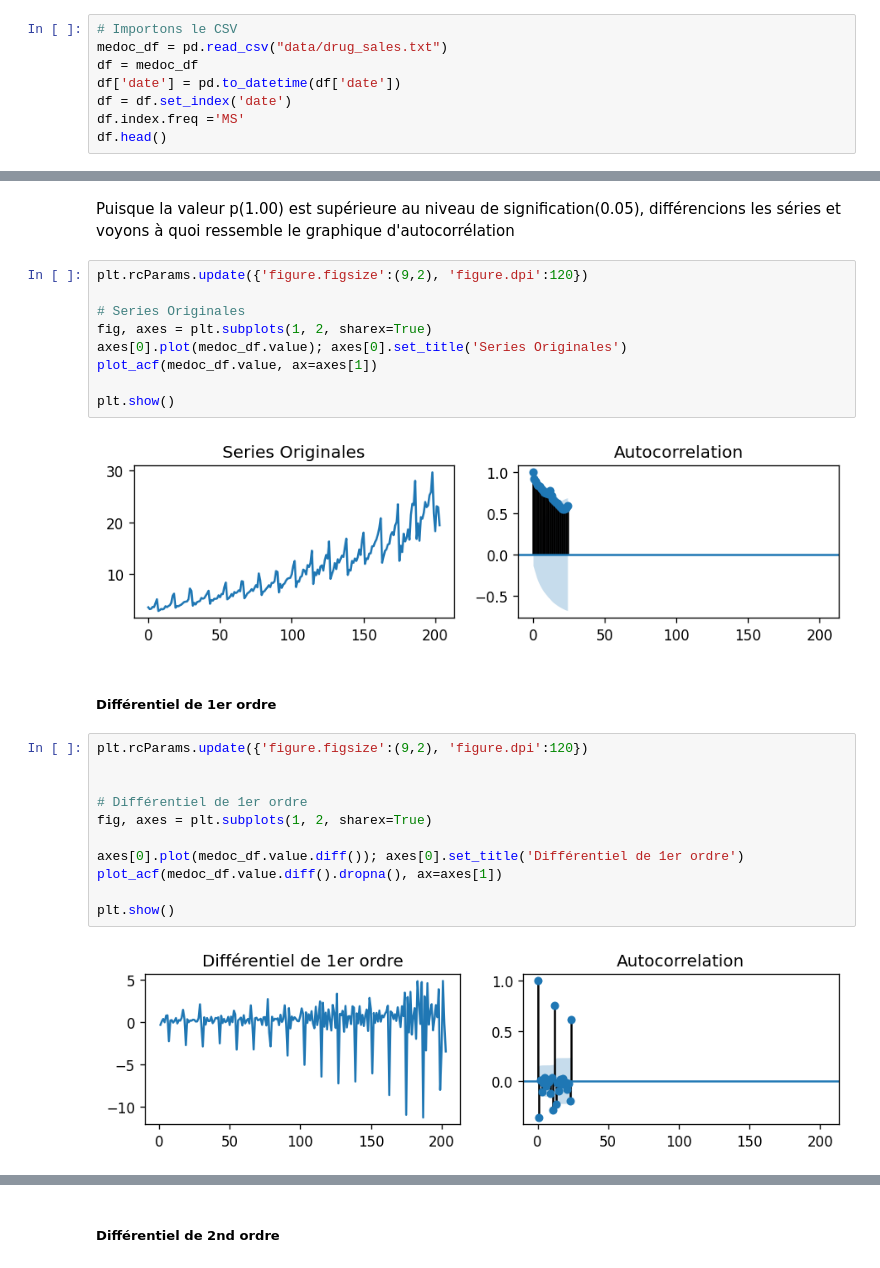
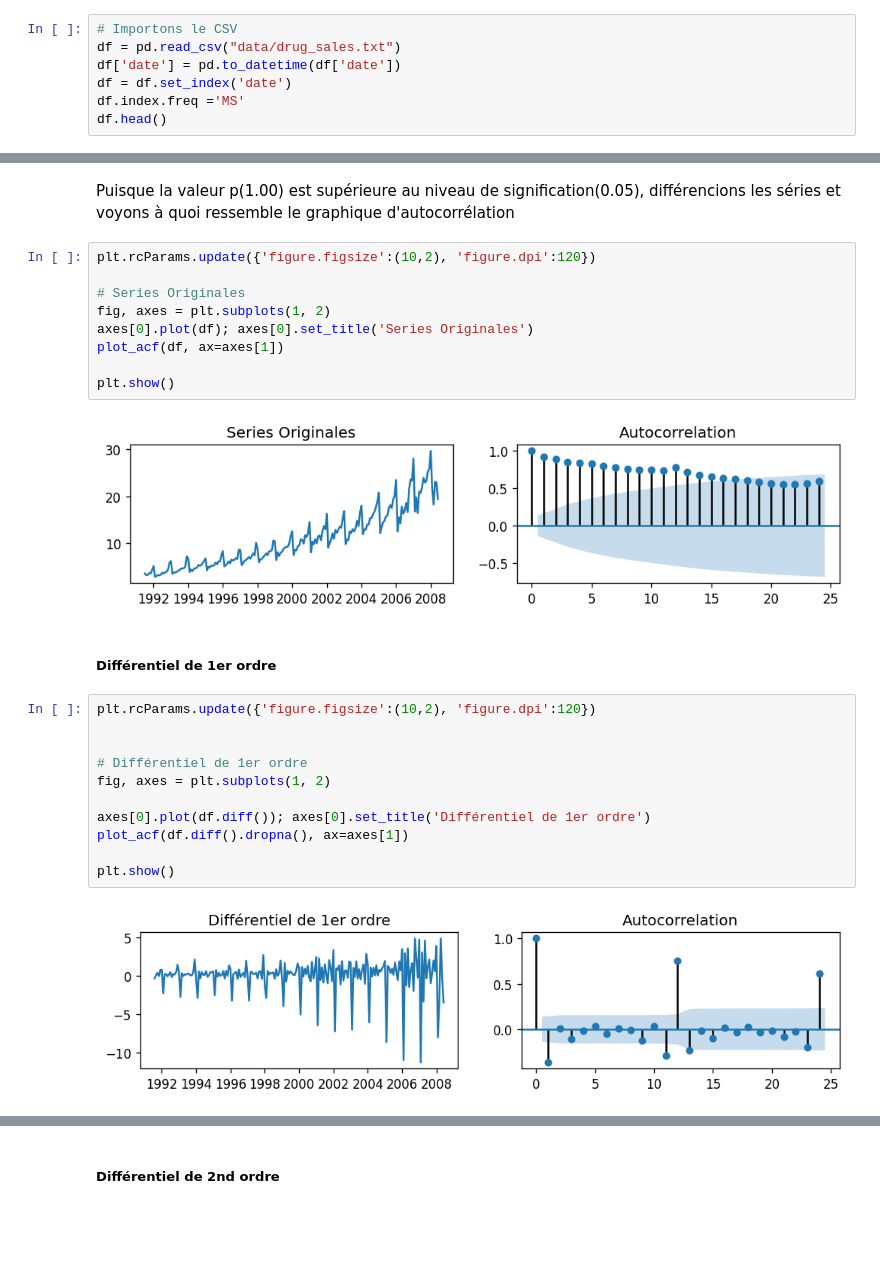
Before and after one commit to asdjimespoir/Time_Series_Projet, a Jupyter notebook: Mini_Projet.ipynb, the cells around one changed output, grey strips where cells are left out. Saved outputs shown, nothing was run; the diff lists cells and outputs as text; blank space fills up the shorter version.

```diff
--- a/Mini_Projet.ipynb
+++ b/Mini_Projet.ipynb
@@ -114,7 +118,6 @@ Importons le dataset et faisons de la colonne `Date` l'index puis définissons l
 # %%
 # Importons le CSV
-medoc_df = pd.read_csv("data/drug_sales.txt")
-df = medoc_df
+df = pd.read_csv("data/drug_sales.txt")
 df['date'] = pd.to_datetime(df['date'])
 df = df.set_index('date')
 df.index.freq ='MS'
@@ -292,29 +306,29 @@ p-value: 1.000000
 # %% [markdown]
 Puisque la valeur p(1.00) est supérieure au niveau de signification(0.05), différencions les séries et voyons à quoi ressemble le graphique d'autocorrélation
 # %%
-plt.rcParams.update({'figure.figsize':(9,2), 'figure.dpi':120})
+plt.rcParams.update({'figure.figsize':(10,2), 'figure.dpi':120})
 
 # Series Originales
-fig, axes = plt.subplots(1, 2, sharex=True)
-axes[0].plot(medoc_df.value); axes[0].set_title('Series Originales')
-plot_acf(medoc_df.value, ax=axes[1])
+fig, axes = plt.subplots(1, 2)
+axes[0].plot(df); axes[0].set_title('Series Originales')
+plot_acf(df, ax=axes[1])
 
 plt.show()
 # %% [output]
-[figure, old version]
+[figure, new version]
 # %% [markdown]
 ##### Différentiel de 1er ordre
 # %%
-plt.rcParams.update({'figure.figsize':(9,2), 'figure.dpi':120})
+plt.rcParams.update({'figure.figsize':(10,2), 'figure.dpi':120})
 
 
 # Différentiel de 1er ordre
-fig, axes = plt.subplots(1, 2, sharex=True)
+fig, axes = plt.subplots(1, 2)
 
-axes[0].plot(medoc_df.value.diff()); axes[0].set_title('Différentiel de 1er ordre')
-plot_acf(medoc_df.value.diff().dropna(), ax=axes[1])
+axes[0].plot(df.diff()); axes[0].set_title('Différentiel de 1er ordre')
+plot_acf(df.diff().dropna(), ax=axes[1])
 
 plt.show()
 # %% [output]
-[figure, old version]
+[figure, new version]
 # %%
```
Also changed, not shown: parts of 62 cells of this notebook.
